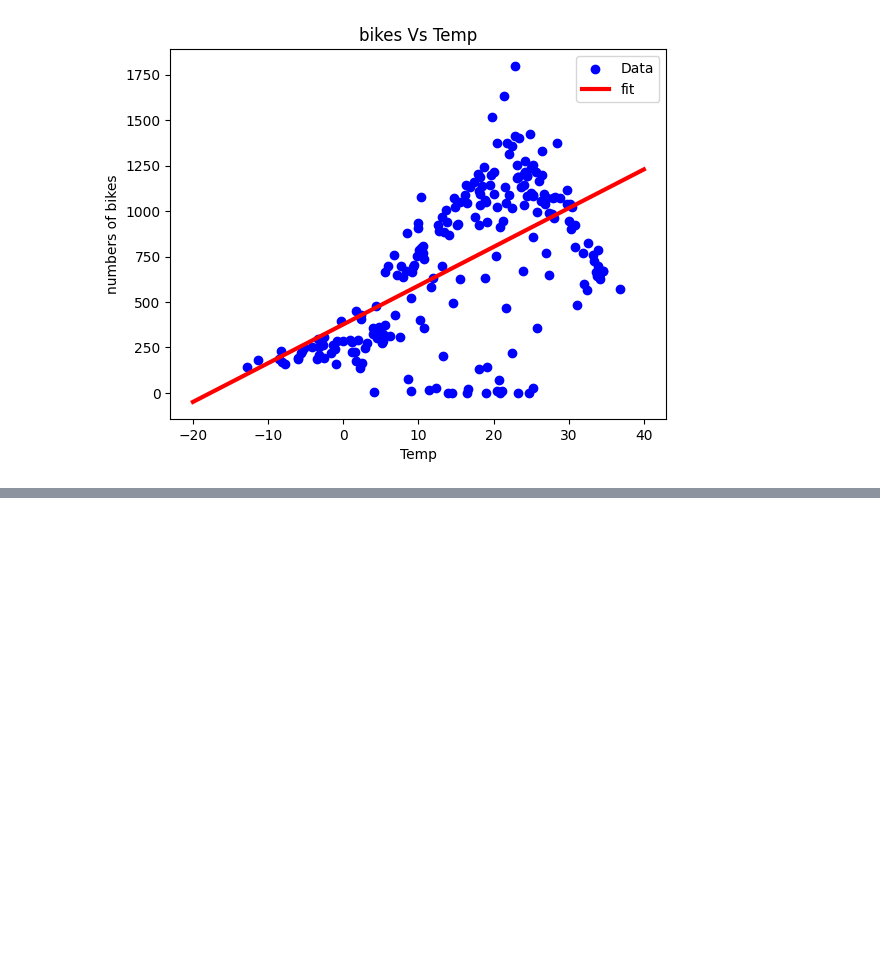
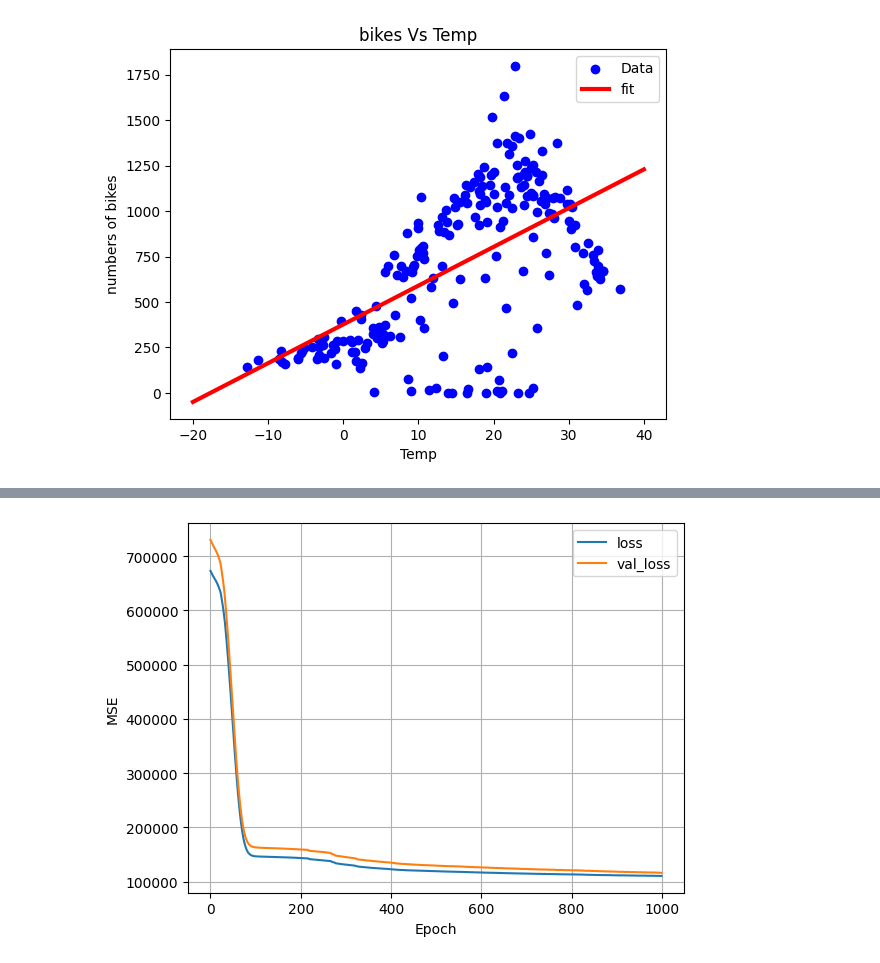
Before and after one commit to weleba77/machine-Leaning-, a Jupyter notebook: fcc_bikes_regression.ipynb, the cells around one changed output, grey strips where cells are left out. Drawn from its saved outputs; the diff is of its cells as text; code cells hidden in the pictures; blank space fills up the shorter version.

```diff
--- a/fcc_bikes_regression.ipynb
+++ b/fcc_bikes_regression.ipynb
@@ -138,0 +184,27 @@ plt.show()
+# %%
+x_train = x_train_temp.reshape(-1)
+x_valid = x_valid_temp.reshape(-1)
+# %%
+temp_nn_model = tf.keras.Sequential([
+    tf.keras.layers.Input(shape=(1,)),   # 1 feature, BUT 2D format
+    tf.keras.layers.Dense(16, activation='relu'),
+    tf.keras.layers.Dense(8, activation='relu'),
+    tf.keras.layers.Dense(1)
+])
+# %%
+temp_nn_model.compile(
+    optimizer=tf.keras.optimizers.Adam(learning_rate=0.001),
+    loss='mean_squared_error'
+)
+# %%
+history = temp_nn_model.fit(
+    x_train,
+    y_train_temp,
+    epochs=1000,
+    validation_data=(x_valid, y_valid_temp),
+    verbose=0
+)
+# %%
+plot_loss(history)
+# %% [output]
+[figure, added]
```
Also changed, not shown: parts of 14 cells of this notebook.
